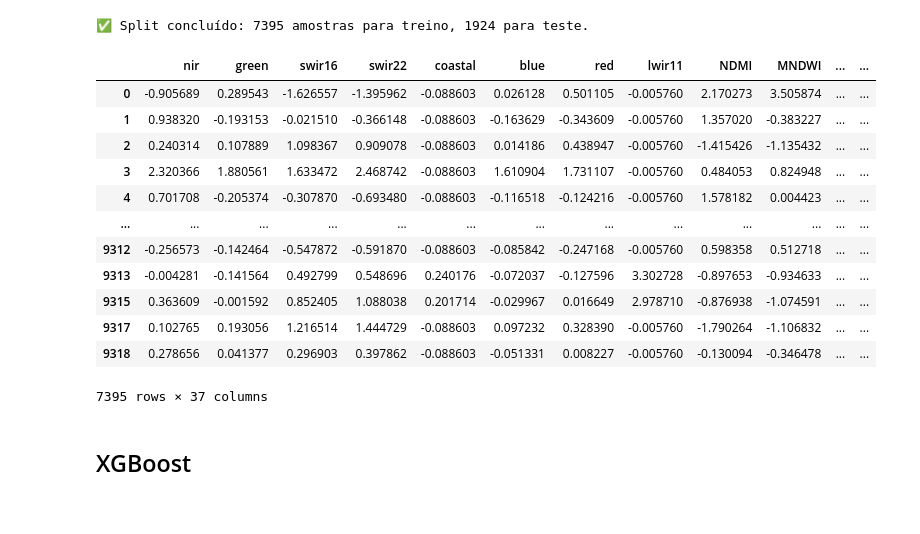
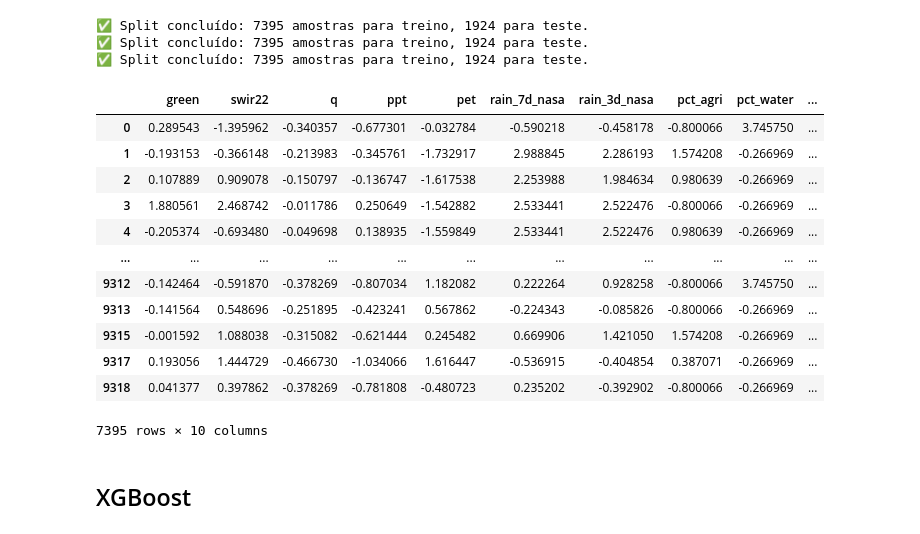
Before and after one commit to Lucas-Bussinger/EY-2026-AI-Challange, a Jupyter notebook: Model/BoostModel.ipynb, the cells around one changed output. Cells and saved outputs as stored; diff of their text form; code cells hidden in the pictures.

```diff
--- a/Model/BoostModel.ipynb
+++ b/Model/BoostModel.ipynb
@@ -76,39 +77,43 @@ dataHandler.get_feature_columns()
 # %%
 
 
-train_splits = get_location_train_test_split(dataHandler, test_size = 0.2)
+train_splits_alkalinity = get_location_train_test_split(dataHandler_alkalinity, test_size = 0.2)
+train_splits_electrical = get_location_train_test_split(dataHandler_electrical, test_size = 0.2)
+train_splits_phosphorus = get_location_train_test_split(dataHandler_phosphorus, test_size = 0.2)
 
-X_train_alkalinity = train_splits['Total Alkalinity']['X_train']
-X_test_alkalinity = train_splits['Total Alkalinity']['X_test']
-Y_train_alkalinity = train_splits['Total Alkalinity']['Y_train']
-Y_test_alkalinity = train_splits['Total Alkalinity']['Y_test']
+X_train_alkalinity = train_splits_alkalinity['Total Alkalinity']['X_train']
+X_test_alkalinity = train_splits_alkalinity['Total Alkalinity']['X_test']
+Y_train_alkalinity = train_splits_alkalinity['Total Alkalinity']['Y_train']
+Y_test_alkalinity = train_splits_alkalinity['Total Alkalinity']['Y_test']
 
-X_train_electrical = train_splits['Electrical Conductance']['X_train']
-X_test_electrical = train_splits['Electrical Conductance']['X_test']
-Y_train_electrical = train_splits['Electrical Conductance']['Y_train']
-Y_test_electrical = train_splits['Electrical Conductance']['Y_test']
+X_train_electrical = train_splits_electrical['Electrical Conductance']['X_train']
+X_test_electrical = train_splits_electrical['Electrical Conductance']['X_test']
+Y_train_electrical = train_splits_electrical['Electrical Conductance']['Y_train']
+Y_test_electrical = train_splits_electrical['Electrical Conductance']['Y_test']
 
-X_train_phosphorus = train_splits['Dissolved Reactive Phosphorus']['X_train']
-X_test_phosphorus = train_splits['Dissolved Reactive Phosphorus']['X_test']
-Y_train_phosphorus = train_splits['Dissolved Reactive Phosphorus']['Y_train']
-Y_test_phosphorus = train_splits['Dissolved Reactive Phosphorus']['Y_test']
+X_train_phosphorus = train_splits_phosphorus['Dissolved Reactive Phosphorus']['X_train']
+X_test_phosphorus = train_splits_phosphorus['Dissolved Reactive Phosphorus']['X_test']
+Y_train_phosphorus = train_splits_phosphorus['Dissolved Reactive Phosphorus']['Y_train']
+Y_test_phosphorus = train_splits_phosphorus['Dissolved Reactive Phosphorus']['Y_test']
 
 X_train_alkalinity
 # %% [output]
 ✅ Split concluído: 7395 amostras para treino, 1924 para teste.
+✅ Split concluído: 7395 amostras para treino, 1924 para teste.
+✅ Split concluído: 7395 amostras para treino, 1924 para teste.
-|  | nir | green | swir16 | swir22 | coastal | blue | red | lwir11 | NDMI | MNDWI | ... | ... |
-| 0 | -0.905689 | 0.289543 | -1.626557 | -1.395962 | -0.088603 | 0.026128 | 0.501105 | -0.005760 | 2.170273 | 3.505874 | ... | ... |
-| 1 | 0.938320 | -0.193153 | -0.021510 | -0.366148 | -0.088603 | -0.163629 | -0.343609 | -0.005760 | 1.357020 | -0.383227 | ... | ... |
-| 2 | 0.240314 | 0.107889 | 1.098367 | 0.909078 | -0.088603 | 0.014186 | 0.438947 | -0.005760 | -1.415426 | -1.135432 | ... | ... |
-| 3 | 2.320366 | 1.880561 | 1.633472 | 2.468742 | -0.088603 | 1.610904 | 1.731107 | -0.005760 | 0.484053 | 0.824948 | ... | ... |
-| 4 | 0.701708 | -0.205374 | -0.307870 | -0.693480 | -0.088603 | -0.116518 | -0.124216 | -0.005760 | 1.578182 | 0.004423 | ... | ... |
-| ... | ... | ... | ... | ... | ... | ... | ... | ... | ... | ... | ... | ... |
-| 9312 | -0.256573 | -0.142464 | -0.547872 | -0.591870 | -0.088603 | -0.085842 | -0.247168 | -0.005760 | 0.598358 | 0.512718 | ... | ... |
-| 9313 | -0.004281 | -0.141564 | 0.492799 | 0.548696 | 0.240176 | -0.072037 | -0.127596 | 3.302728 | -0.897653 | -0.934633 | ... | ... |
-| 9315 | 0.363609 | -0.001592 | 0.852405 | 1.088038 | 0.201714 | -0.029967 | 0.016649 | 2.978710 | -0.876938 | -1.074591 | ... | ... |
-| 9317 | 0.102765 | 0.193056 | 1.216514 | 1.444729 | -0.088603 | 0.097232 | 0.328390 | -0.005760 | -1.790264 | -1.106832 | ... | ... |
-| 9318 | 0.278656 | 0.041377 | 0.296903 | 0.397862 | -0.088603 | -0.051331 | 0.008227 | -0.005760 | -0.130094 | -0.346478 | ... | ... |
+|  | green | swir22 | q | ppt | pet | rain_7d_nasa | rain_3d_nasa | pct_agri | pct_water | ... |
+| 0 | 0.289543 | -1.395962 | -0.340357 | -0.677301 | -0.032784 | -0.590218 | -0.458178 | -0.800066 | 3.745750 | ... |
+| 1 | -0.193153 | -0.366148 | -0.213983 | -0.345761 | -1.732917 | 2.988845 | 2.286193 | 1.574208 | -0.266969 | ... |
+| 2 | 0.107889 | 0.909078 | -0.150797 | -0.136747 | -1.617538 | 2.253988 | 1.984634 | 0.980639 | -0.266969 | ... |
+| 3 | 1.880561 | 2.468742 | -0.011786 | 0.250649 | -1.542882 | 2.533441 | 2.522476 | -0.800066 | -0.266969 | ... |
+| 4 | -0.205374 | -0.693480 | -0.049698 | 0.138935 | -1.559849 | 2.533441 | 2.522476 | 0.980639 | -0.266969 | ... |
+| ... | ... | ... | ... | ... | ... | ... | ... | ... | ... | ... |
+| 9312 | -0.142464 | -0.591870 | -0.378269 | -0.807034 | 1.182082 | 0.222264 | 0.928258 | -0.800066 | 3.745750 | ... |
+| 9313 | -0.141564 | 0.548696 | -0.251895 | -0.423241 | 0.567862 | -0.224343 | -0.085826 | -0.800066 | -0.266969 | ... |
+| 9315 | -0.001592 | 1.088038 | -0.315082 | -0.621444 | 0.245482 | 0.669906 | 1.421050 | 1.574208 | -0.266969 | ... |
+| 9317 | 0.193056 | 1.444729 | -0.466730 | -1.034066 | 1.616447 | -0.536915 | -0.404854 | 0.387071 | -0.266969 | ... |
+| 9318 | 0.041377 | 0.397862 | -0.378269 | -0.781808 | -0.480723 | 0.235202 | -0.392902 | -0.800066 | -0.266969 | ... |
-7395 rows × 37 columns
+7395 rows × 10 columns
 # %% [markdown]
 ## XGBoost
 # %%
```
Also changed, not shown: parts of 15 cells of this notebook, 16 other files.
